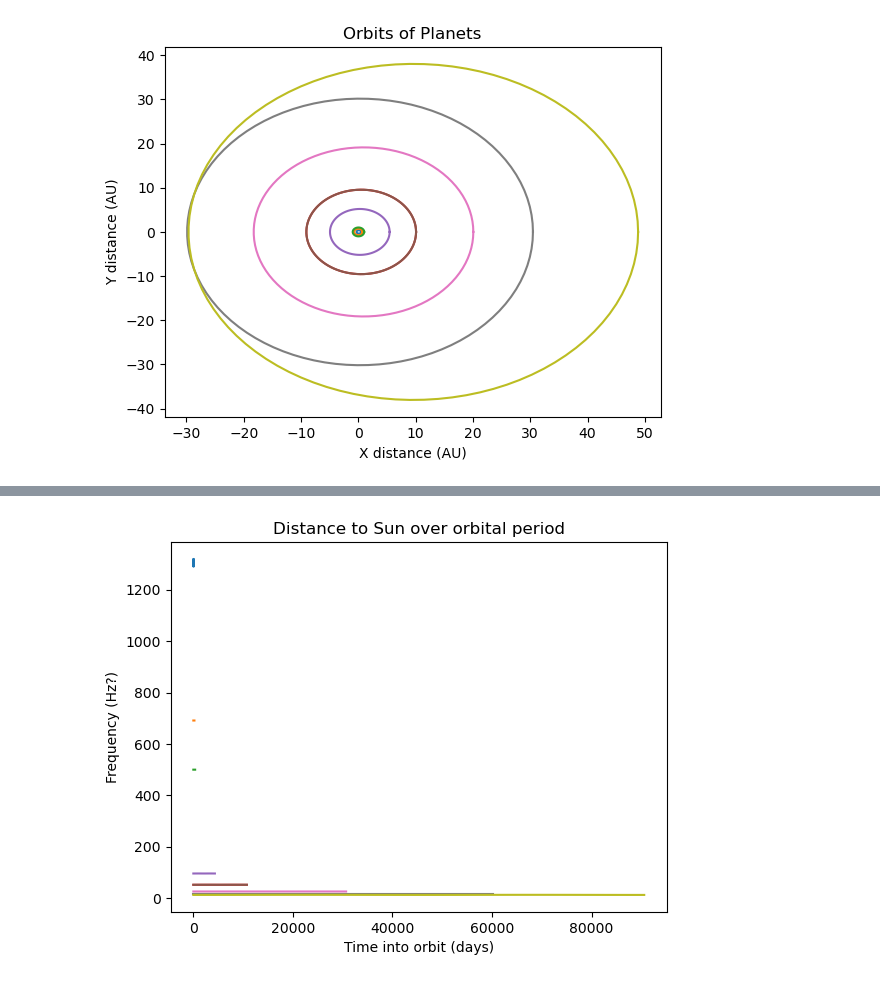
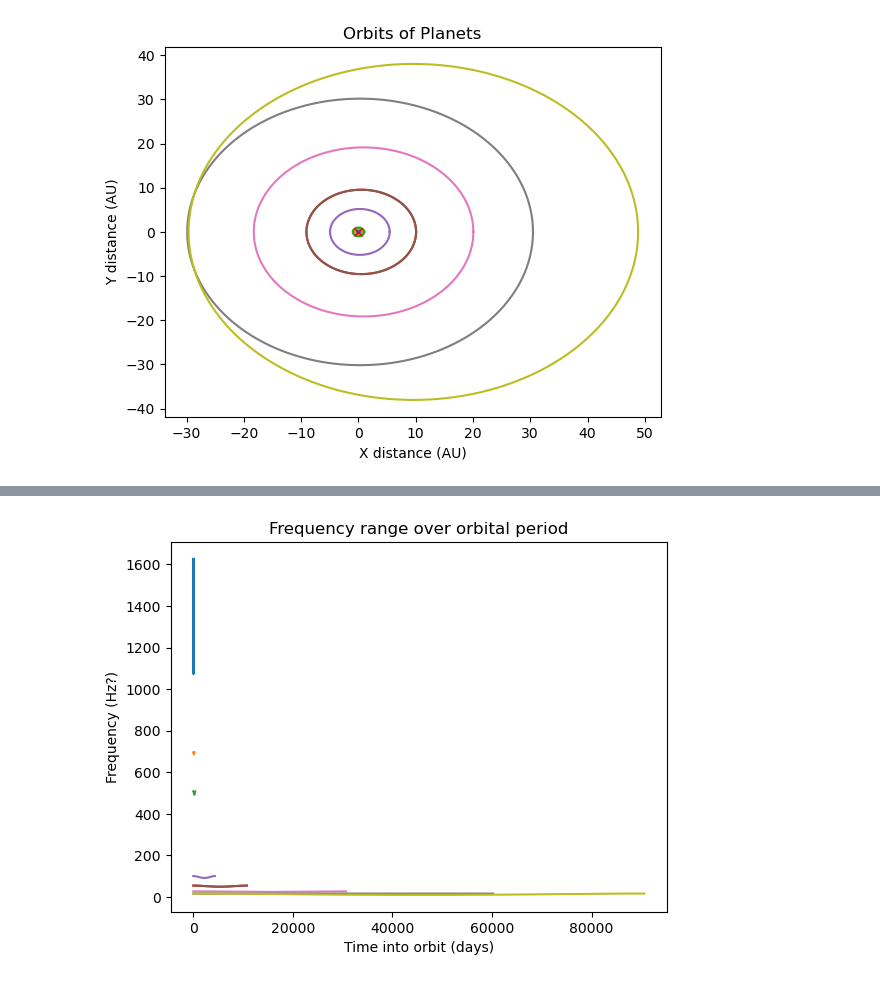
Before and after one commit to neil-power/music_of_the_spheres, a Jupyter notebook: group project.ipynb, the cells around one changed output, grey strips where cells are left out. Saved outputs shown, nothing was run; the diff lists cells and outputs as text; code cells hidden in the pictures.

```diff
--- a/group project.ipynb
+++ b/group project.ipynb
@@ -72,14 +78,16 @@ distances_dict = {}
 # %%
-x_total = np.empty((len(Planets),N))
-y_total = np.empty((len(Planets),N))
-t_total = np.empty((len(Planets),N))
-dist_total = np.empty((len(Planets),N))
+x_total = [] #np.empty((len(Planets)))
+y_total = [] #np.empty((len(Planets)))
+t_total = [] #np.empty((len(Planets)))
+dist_total = [] #np.empty((len(Planets)))
 
 #plt.axes().set_aspect('equal')
 for i,planet in enumerate(Planets):
-    x_total[i],y_total[i] = planet.plot_ellipse()
-    plt.plot(x_total[i],y_total[i])
-
+    x,y = planet.plot_ellipse()
+    x_total.append(x)
+    y_total.append(y)
+    plt.plot(x,y)
+plt.plot(0,0,"rx")
 plt.title("Orbits of Planets")
 plt.xlabel("X distance (AU)")
 plt.ylabel("Y distance (AU)")
@@ -88,8 +96,10 @@ plt.show()
 [figure]
 # %%
 for i,planet in enumerate(Planets):
-    t_total[i],dist_total[i] = planet.plot_distance()
-    plt.plot(t_total[i],dist_total[i])
+    t,d = planet.plot_distance()
+    t_total.append(t)
+    dist_total.append(d)
+    plt.plot(t,d)
 
 plt.title("Distance to Sun over orbital period")
 plt.xlabel("Time into orbit (days)")
@@ -125,0 +137,5 @@ Pluto: Min distance: 38.05 AU. Max distance: 38.05 AU.
+# %%
+for i,planet in enumerate(Planets):
+    name = planet.name
+    min_dist,max_dist = planet.get_peri_aphelion()
+    print(f"{planet.name}: Perihelion: {min_dist:3.2f} AU. Aphelion: {max_dist:3.2f} AU.")
@@ -147,17 +173,18 @@ def midi_pitch_number(freq):
     m  =  12 * np.log2(freq/440) + 69
     return m
 # %%
-freq_total = np.empty((len(Planets),N))
+freq_total = []
 for i,planet in enumerate(Planets):
-    freq_total[i] = frequency(dist_total[i])
-    plt.plot(t_total[i],freq_total[i])
+    f = frequency(dist_total[i])
+    freq_total.append(f)
+    plt.plot(t_total[i],f)
 
 plt.title("Frequency range over orbital period")
 plt.xlabel("Time into orbit (days)")
 plt.ylabel("Frequency (Hz?)")
 plt.show()
 # %% [output]
-[figure, old version]
+[figure, new version]
 # %%
 min_notes = []
 max_notes = []
```
Also changed, not shown: parts of 9 cells of this notebook.
